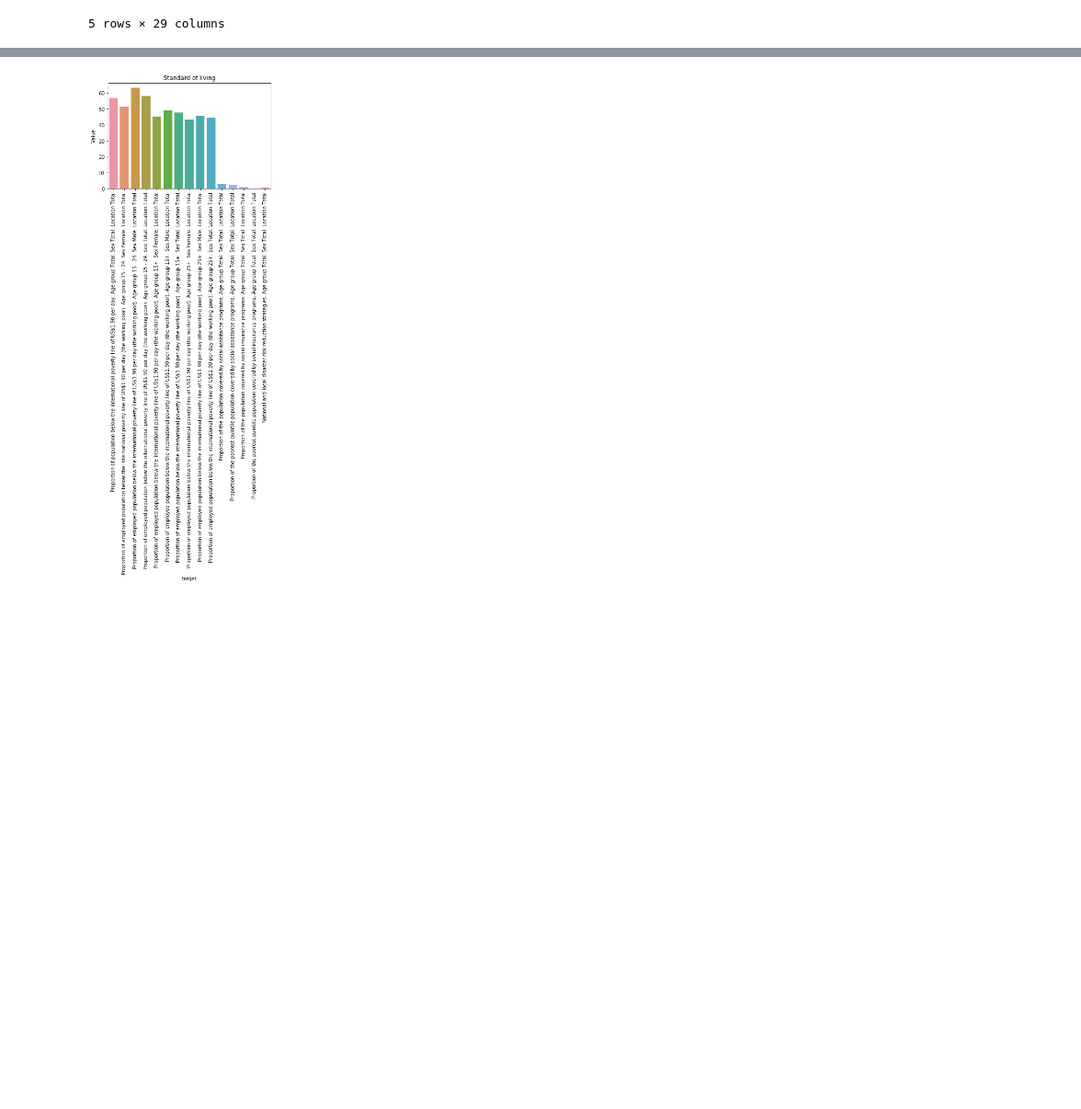
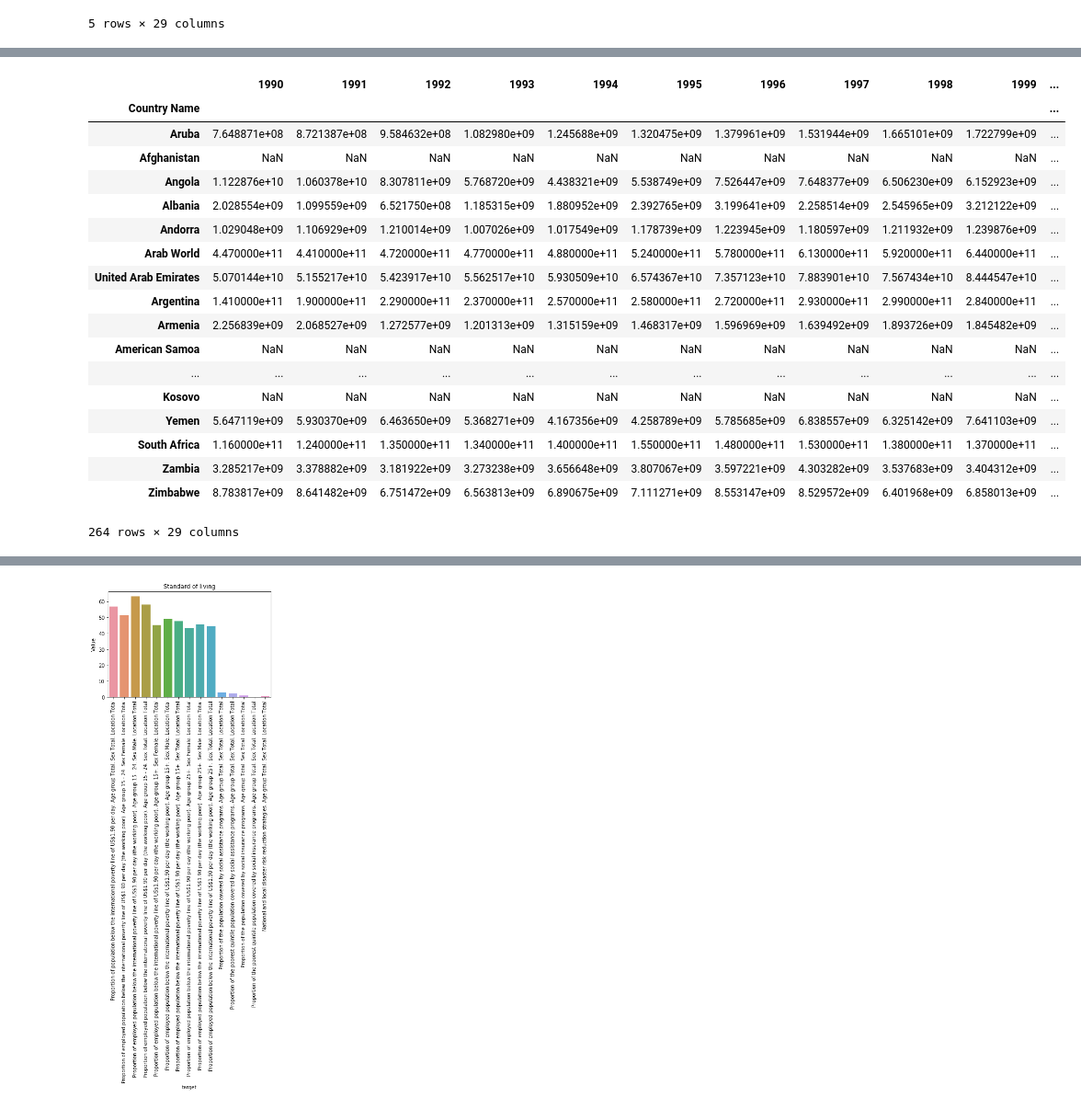
Before and after one commit to OmolaraAdisa/Omolara_capstone_project, a Jupyter notebook: Standard of living.ipynb, the cells around one changed output, grey strips where cells are left out. Shown at 92% size. Drawn from its saved outputs; the diff is of its cells as text; code cells hidden in the pictures; blank space fills up the shorter version.

```diff
--- a/Standard of living.ipynb
+++ b/Standard of living.ipynb
@@ -352,3 +298,3 @@ data2
 # %%
-data2.set_index('Country Name',inplace=True)
+gdp.set_index('Country Name',inplace=True)
 # %%
@@ -364,0 +326,8 @@ data2.head()
+# %%
+def cha_typ (YEARS):
+    yea = []
+    for i in YEARS:
+        yea.append(int(i))
+    return yea
+# %%
+new_col = cha_typ(gdp.columns)
@@ -365 +339,23 @@ data2.head()
+# %%
+gdp
+# %% [output]
+|  | 1990 | 1991 | 1992 | 1993 | 1994 | 1995 | 1996 | 1997 | 1998 | 1999 | ... |
+| Country Name |  |  |  |  |  |  |  |  |  |  | ... |
+| Aruba | 7.648871e+08 | 8.721387e+08 | 9.584632e+08 | 1.082980e+09 | 1.245688e+09 | 1.320475e+09 | 1.379961e+09 | 1.531944e+09 | 1.665101e+09 | 1.722799e+09 | ... |
+| Afghanistan | NaN | NaN | NaN | NaN | NaN | NaN | NaN | NaN | NaN | NaN | ... |
+| Angola | 1.122876e+10 | 1.060378e+10 | 8.307811e+09 | 5.768720e+09 | 4.438321e+09 | 5.538749e+09 | 7.526447e+09 | 7.648377e+09 | 6.506230e+09 | 6.152923e+09 | ... |
+| Albania | 2.028554e+09 | 1.099559e+09 | 6.521750e+08 | 1.185315e+09 | 1.880952e+09 | 2.392765e+09 | 3.199641e+09 | 2.258514e+09 | 2.545965e+09 | 3.212122e+09 | ... |
+| Andorra | 1.029048e+09 | 1.106929e+09 | 1.210014e+09 | 1.007026e+09 | 1.017549e+09 | 1.178739e+09 | 1.223945e+09 | 1.180597e+09 | 1.211932e+09 | 1.239876e+09 | ... |
+| Arab World | 4.470000e+11 | 4.410000e+11 | 4.720000e+11 | 4.770000e+11 | 4.880000e+11 | 5.240000e+11 | 5.780000e+11 | 6.130000e+11 | 5.920000e+11 | 6.440000e+11 | ... |
+| United Arab Emirates | 5.070144e+10 | 5.155217e+10 | 5.423917e+10 | 5.562517e+10 | 5.930509e+10 | 6.574367e+10 | 7.357123e+10 | 7.883901e+10 | 7.567434e+10 | 8.444547e+10 | ... |
+| Argentina | 1.410000e+11 | 1.900000e+11 | 2.290000e+11 | 2.370000e+11 | 2.570000e+11 | 2.580000e+11 | 2.720000e+11 | 2.930000e+11 | 2.990000e+11 | 2.840000e+11 | ... |
+| Armenia | 2.256839e+09 | 2.068527e+09 | 1.272577e+09 | 1.201313e+09 | 1.315159e+09 | 1.468317e+09 | 1.596969e+09 | 1.639492e+09 | 1.893726e+09 | 1.845482e+09 | ... |
+| American Samoa | NaN | NaN | NaN | NaN | NaN | NaN | NaN | NaN | NaN | NaN | ... |
+| ... | ... | ... | ... | ... | ... | ... | ... | ... | ... | ... | ... |
+| Kosovo | NaN | NaN | NaN | NaN | NaN | NaN | NaN | NaN | NaN | NaN | ... |
+| Yemen | 5.647119e+09 | 5.930370e+09 | 6.463650e+09 | 5.368271e+09 | 4.167356e+09 | 4.258789e+09 | 5.785685e+09 | 6.838557e+09 | 6.325142e+09 | 7.641103e+09 | ... |
+| South Africa | 1.160000e+11 | 1.240000e+11 | 1.350000e+11 | 1.340000e+11 | 1.400000e+11 | 1.550000e+11 | 1.480000e+11 | 1.530000e+11 | 1.380000e+11 | 1.370000e+11 | ... |
+| Zambia | 3.285217e+09 | 3.378882e+09 | 3.181922e+09 | 3.273238e+09 | 3.656648e+09 | 3.807067e+09 | 3.597221e+09 | 4.303282e+09 | 3.537683e+09 | 3.404312e+09 | ... |
+| Zimbabwe | 8.783817e+09 | 8.641482e+09 | 6.751472e+09 | 6.563813e+09 | 6.890675e+09 | 7.111271e+09 | 8.553147e+09 | 8.529572e+09 | 6.401968e+09 | 6.858013e+09 | ... |
+264 rows × 29 columns
 # %%
```
Also changed, not shown: parts of 30 cells of this notebook, 2 other files.
